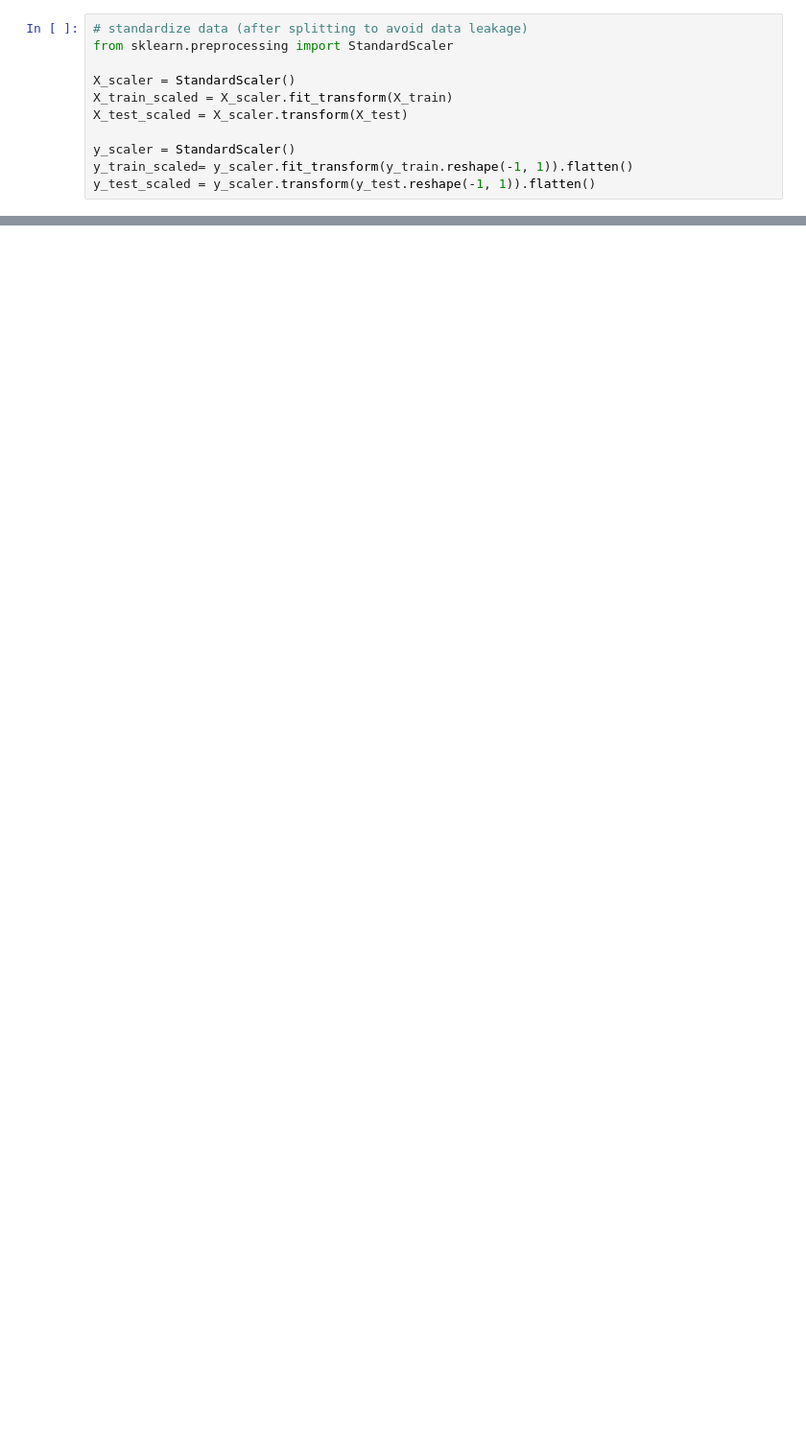
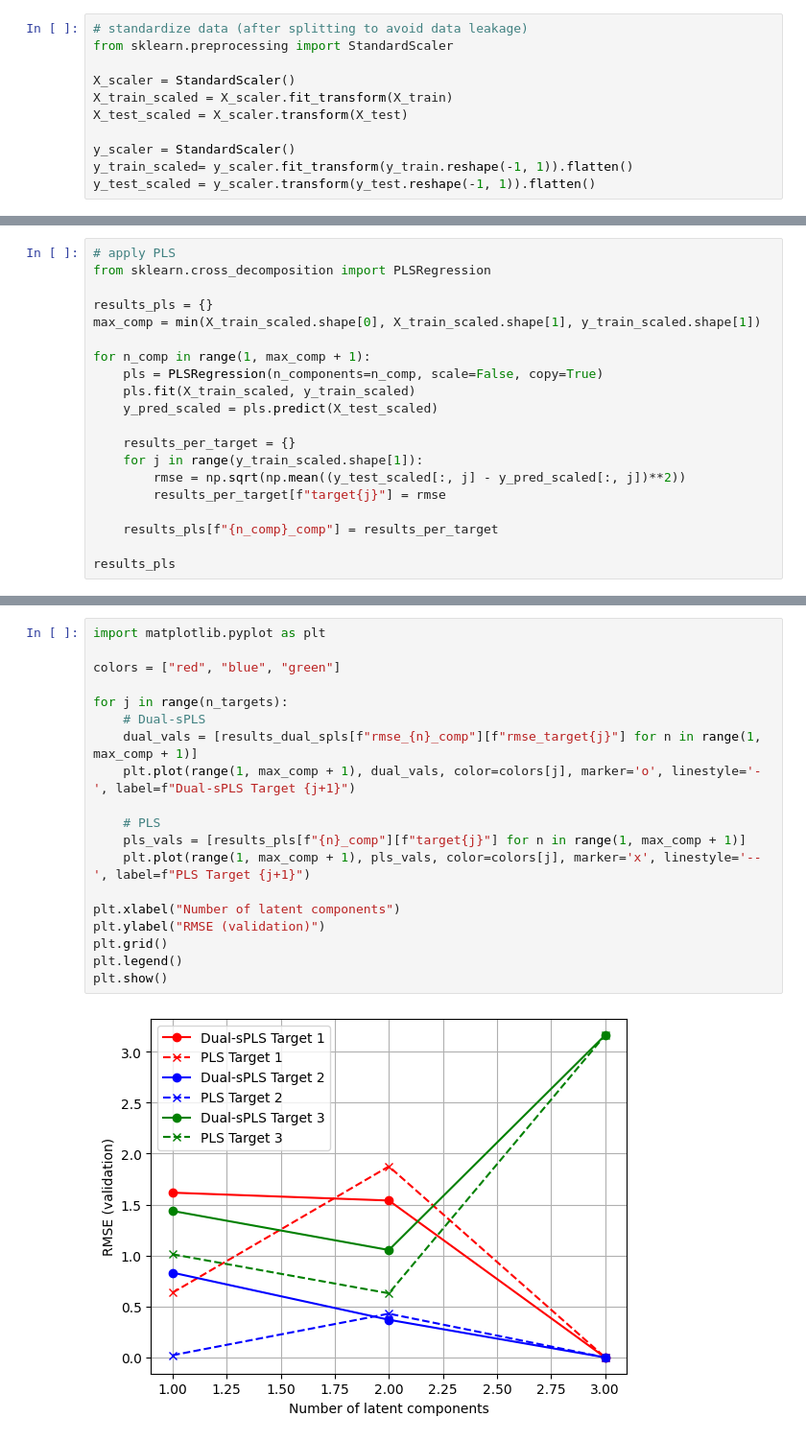
Before and after one commit to malerbe/Dual-sPLS, a Jupyter notebook: notebooks/predict_simulated.ipynb, the cells around one changed output, grey strips where cells are left out. Shown at 96% size. Saved outputs shown, nothing was run; the diff lists cells and outputs as text; blank space fills up the shorter version.

```diff
--- a/notebooks/predict_simulated.ipynb
+++ b/notebooks/predict_simulated.ipynb
@@ -114,0 +280,20 @@ plt.show()
+# %%
+# apply PLS
+from sklearn.cross_decomposition import PLSRegression
+
+results_pls = {}
+max_comp = min(X_train_scaled.shape[0], X_train_scaled.shape[1], y_train_scaled.shape[1])
+
+for n_comp in range(1, max_comp + 1):
+    pls = PLSRegression(n_components=n_comp, scale=False, copy=True)
+    pls.fit(X_train_scaled, y_train_scaled)
+    y_pred_scaled = pls.predict(X_test_scaled)
+
+    results_per_target = {}
+    for j in range(y_train_scaled.shape[1]):
+        rmse = np.sqrt(np.mean((y_test_scaled[:, j] - y_pred_scaled[:, j])**2))
+        results_per_target[f"target{j}"] = rmse
+
+    results_pls[f"{n_comp}_comp"] = results_per_target
+
+results_pls
@@ -114,0 +310,21 @@ plt.show()
+# %%
+import matplotlib.pyplot as plt
+
+colors = ["red", "blue", "green"]
+
+for j in range(n_targets):
+    # Dual-sPLS
+    dual_vals = [results_dual_spls[f"rmse_{n}_comp"][f"rmse_target{j}"] for n in range(1, max_comp + 1)]
+    plt.plot(range(1, max_comp + 1), dual_vals, color=colors[j], marker='o', linestyle='-', label=f"Dual-sPLS Target {j+1}")
+
+    # PLS
+    pls_vals = [results_pls[f"{n}_comp"][f"target{j}"] for n in range(1, max_comp + 1)]
+    plt.plot(range(1, max_comp + 1), pls_vals, color=colors[j], marker='x', linestyle='--', label=f"PLS Target {j+1}")
+
+plt.xlabel("Number of latent components")
+plt.ylabel("RMSE (validation)")
+plt.grid()
+plt.legend()
+plt.show()
+# %% [output]
+[figure, added]
```
Also changed, not shown: parts of 21 cells of this notebook, 3 other files.
